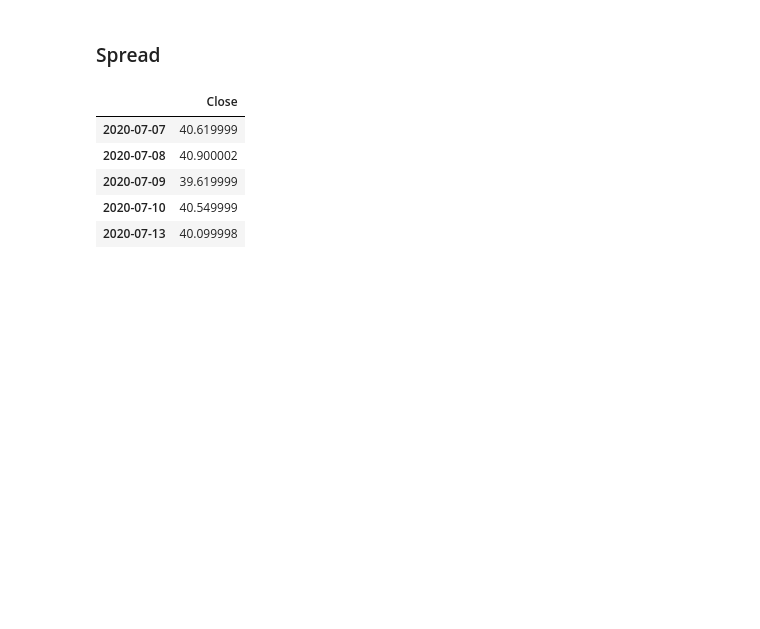
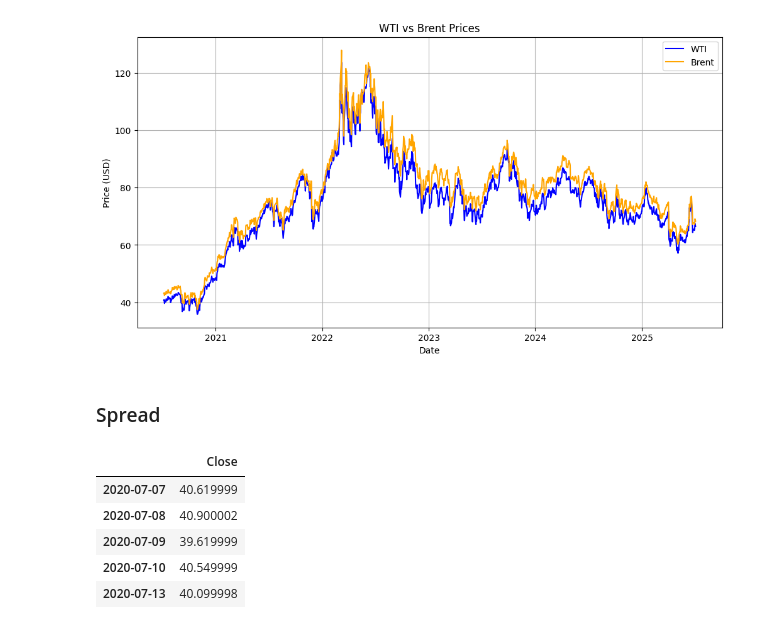
Before and after one commit to philotg/wti-brent-risk-model, a Jupyter notebook: notebooks/eda.ipynb, the cells around one changed output. Drawn from its saved outputs; the diff is of its cells as text; code cells hidden in the pictures; blank space fills up the shorter version.

```diff
--- a/notebooks/eda.ipynb
+++ b/notebooks/eda.ipynb
@@ -12,6 +12,19 @@ wti = pd.read_csv('../data/processed/wti/yfinance/_1d_2020-07-07_to_2025-07-07_p
 brent = pd.read_csv('../data/processed/brent/yfinance/_1d_2020-07-07_to_2025-07-07_prices.csv',
                     parse_dates=True,
                     index_col=0)
+# %%
+# Plot time-series data to enaure not irregularities
+plt.figure(figsize=(12, 6))
+plt.plot(wti.index, wti['Close'], label='WTI', color='blue')
+plt.plot(brent.index, brent['Close'], label='Brent', color='orange')
+plt.title('WTI vs Brent Prices')
+plt.xlabel('Date')
+plt.ylabel('Price (USD)')
+plt.legend()
+plt.grid(True)
+plt.show()
+# %% [output]
+[figure, added]
 # %% [markdown]
 ### Spread
 # %%
```
Also changed, not shown: 1 other file.
